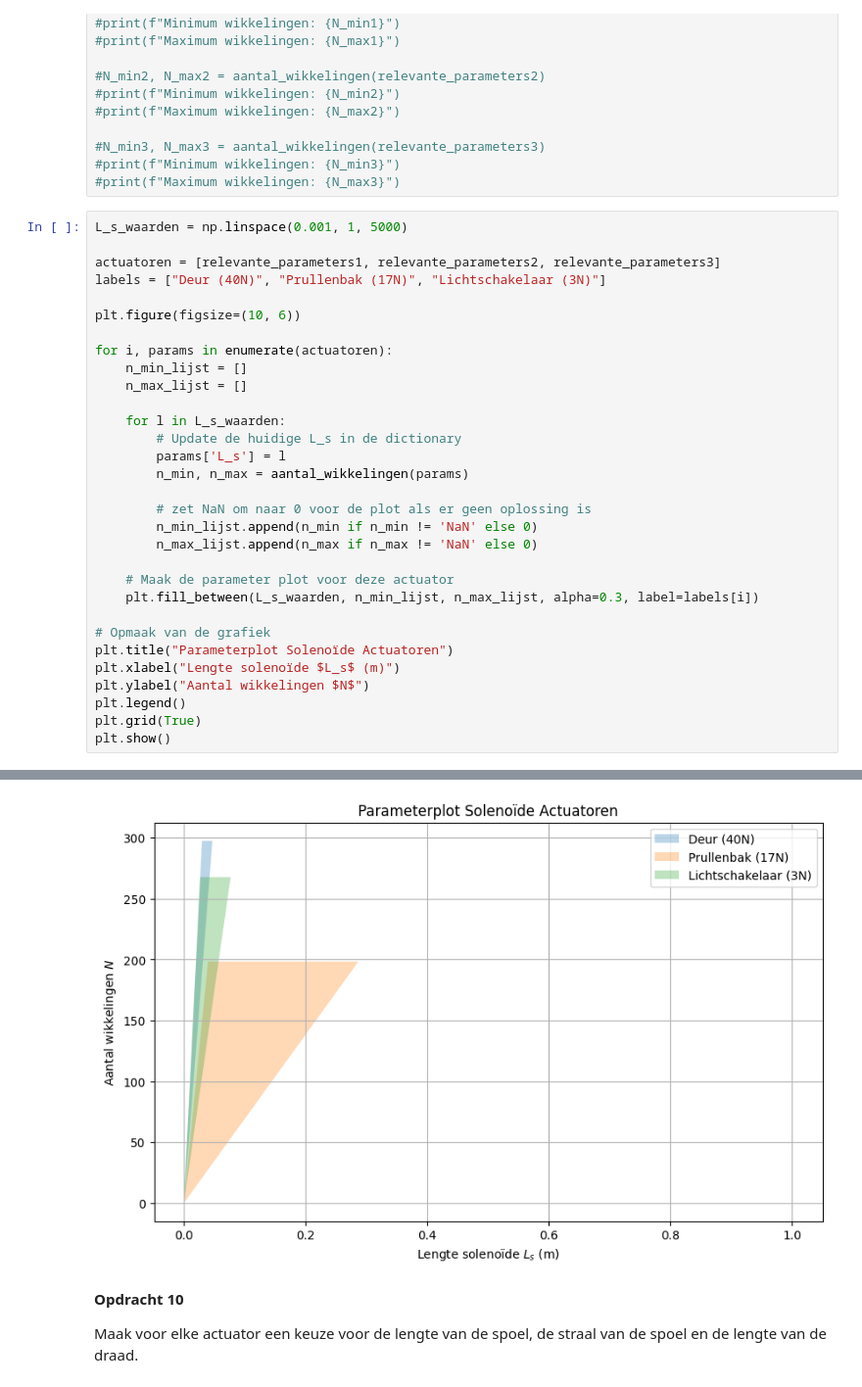
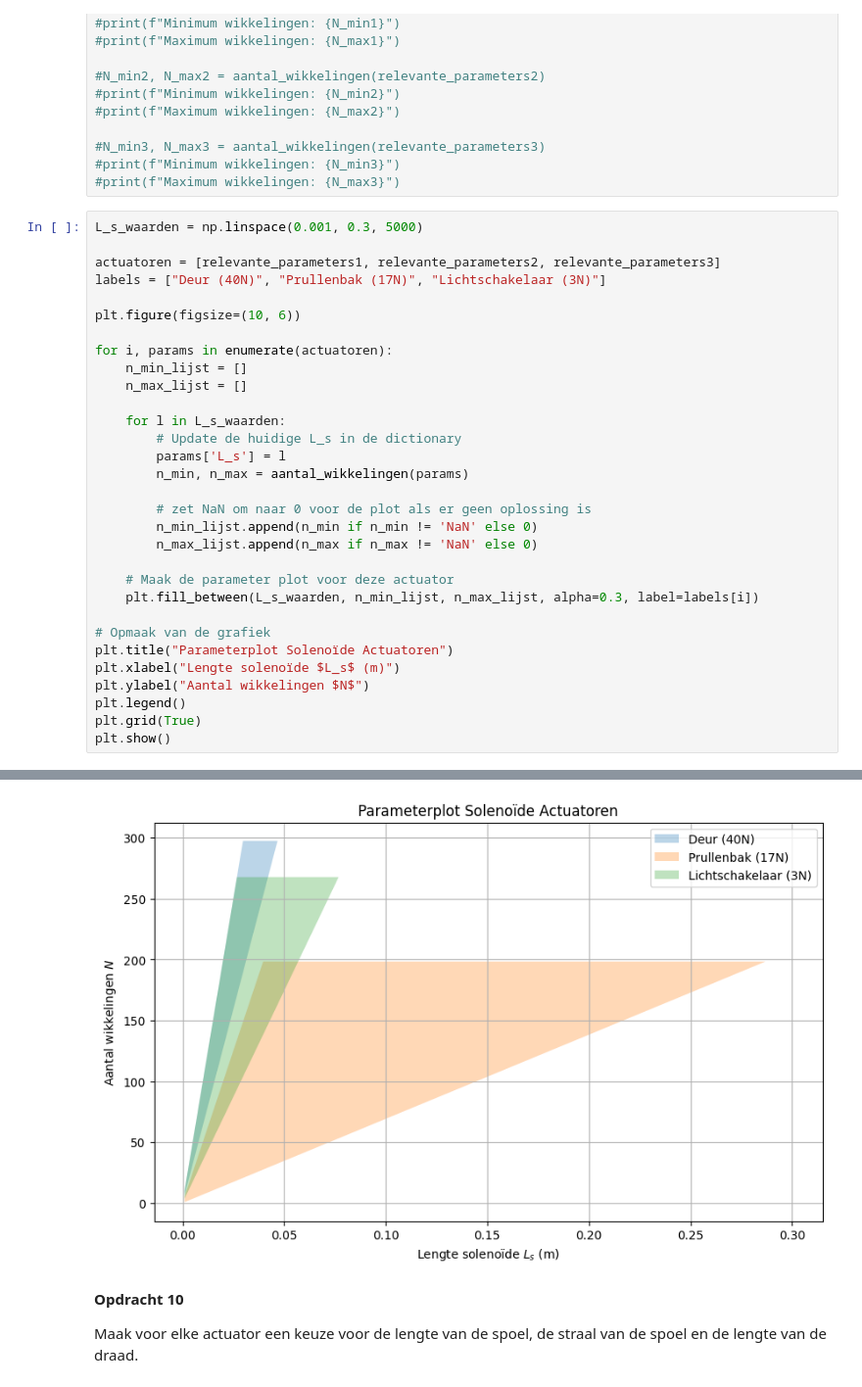
Before and after one commit to ElineSerpenti/opdrachten-DEF-D.EALSerpenti, a Jupyter notebook: Digital ontwerpopdracht 2/2KrachtactuatorOpdracht/KrachtactuatorOpdracht.ipynb, the cells around one changed output, grey strips where cells are left out. Shown at 98% size. Cells and saved outputs as stored; diff of their text form.

```diff
--- a/Digital ontwerpopdracht 2/2KrachtactuatorOpdracht/KrachtactuatorOpdracht.ipynb
+++ b/Digital ontwerpopdracht 2/2KrachtactuatorOpdracht/KrachtactuatorOpdracht.ipynb
@@ -515,7 +515,7 @@ def aantal_wikkelingen(relevante_parameters):
 #print(f"Minimum wikkelingen: {N_min3}")
 #print(f"Maximum wikkelingen: {N_max3}")
 # %%
-L_s_waarden = np.linspace(0.001, 1, 5000)
+L_s_waarden = np.linspace(0.001, 0.3, 5000)
 
 actuatoren = [relevante_parameters1, relevante_parameters2, relevante_parameters3]
 labels = ["Deur (40N)", "Prullenbak (17N)", "Lichtschakelaar (3N)"]
@@ -566,4 +566,4 @@ The design with
-[figure, old version]
+[figure, new version]
 # %% [markdown]
 **Opdracht 10**
 
```
Also changed, not shown: parts of 8 cells of this notebook.
